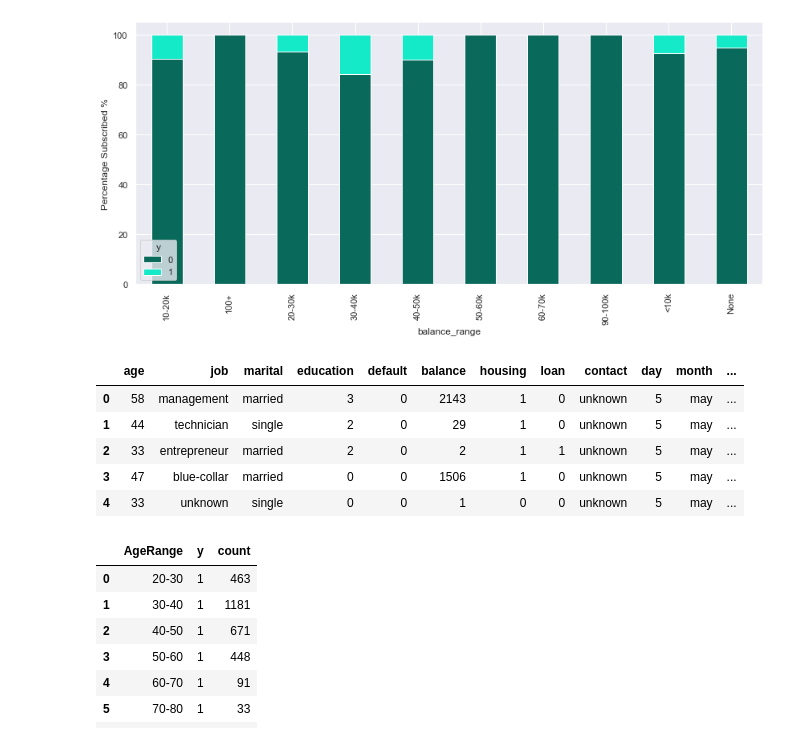
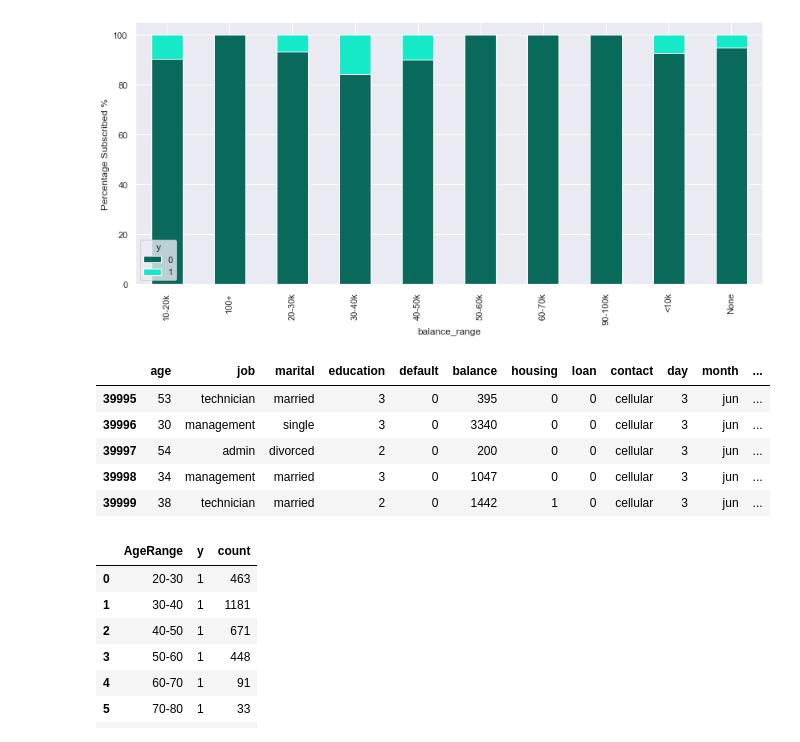
Before and after one commit to kre8tions/Apziva, a Jupyter notebook: cbxr8ZpqR79rOXna/cbxr8ZpqR79rOXna.ipynb, the cells around one changed output. Cells and saved outputs as stored; diff of their text form; code cells hidden in the pictures.

```diff
--- a/cbxr8ZpqR79rOXna/cbxr8ZpqR79rOXna.ipynb
+++ b/cbxr8ZpqR79rOXna/cbxr8ZpqR79rOXna.ipynb
@@ -693,14 +653,14 @@ plt.ylabel('Percentage Subscribed %')
 Text(0, 0.5, 'Percentage Subscribed %')
 [figure]
 # %%
-df_num.head()
+df_num.tail()
 # %% [output]
 |  | age | job | marital | education | default | balance | housing | loan | contact | day | month | ... |
-| 0 | 58 | management | married | 3 | 0 | 2143 | 1 | 0 | unknown | 5 | may | ... |
-| 1 | 44 | technician | single | 2 | 0 | 29 | 1 | 0 | unknown | 5 | may | ... |
-| 2 | 33 | entrepreneur | married | 2 | 0 | 2 | 1 | 1 | unknown | 5 | may | ... |
-| 3 | 47 | blue-collar | married | 0 | 0 | 1506 | 1 | 0 | unknown | 5 | may | ... |
-| 4 | 33 | unknown | single | 0 | 0 | 1 | 0 | 0 | unknown | 5 | may | ... |
+| 39995 | 53 | technician | married | 3 | 0 | 395 | 0 | 0 | cellular | 3 | jun | ... |
+| 39996 | 30 | management | single | 3 | 0 | 3340 | 0 | 0 | cellular | 3 | jun | ... |
+| 39997 | 54 | admin | divorced | 2 | 0 | 200 | 0 | 0 | cellular | 3 | jun | ... |
+| 39998 | 34 | management | married | 3 | 0 | 1047 | 0 | 0 | cellular | 3 | jun | ... |
+| 39999 | 38 | technician | married | 2 | 0 | 1442 | 1 | 0 | cellular | 3 | jun | ... |
 # %%
 # Counting the Total Number of Applicants per age group
 df_num[df_num['y'] == 1].groupby(['AgeRange','y']).size().reset_index(name='count')
```
Also changed, not shown: parts of 36 cells of this notebook.
